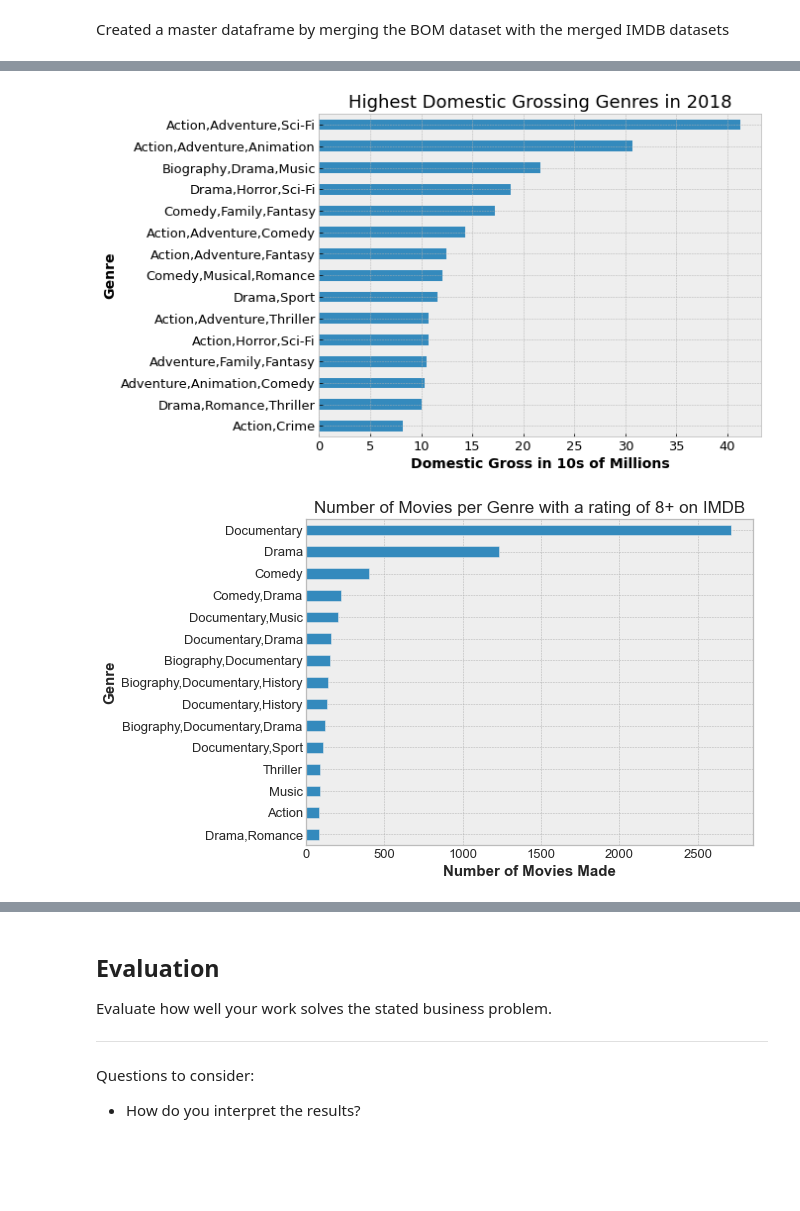
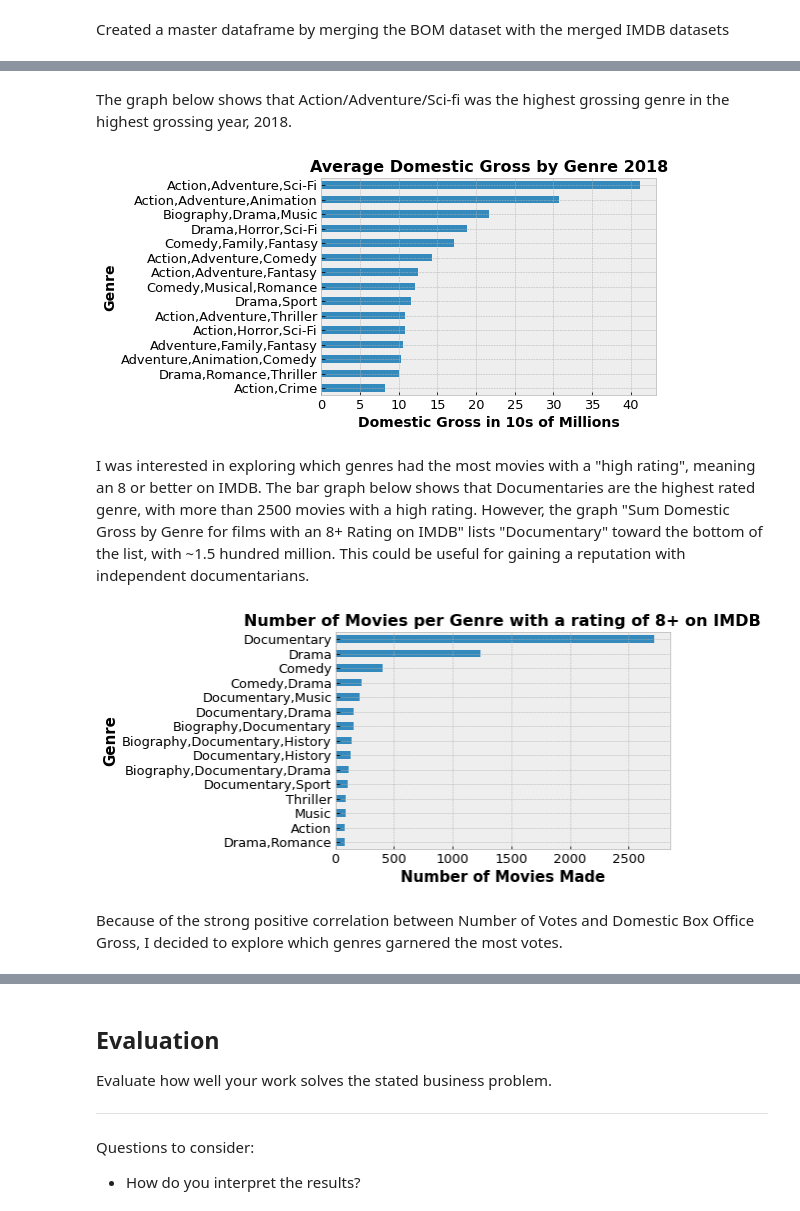
Before and after one commit to turtleduck18/phase-1-project, a Jupyter notebook: dsc-phase1-project-template-Copy2.ipynb, the cells around one changed output, grey strips where cells are left out. Saved outputs shown, nothing was run; the diff lists cells and outputs as text; code cells hidden in the pictures; blank space fills up the shorter version.

```diff
--- a/dsc-phase1-project-template-Copy2.ipynb
+++ b/dsc-phase1-project-template-Copy2.ipynb
@@ -413,20 +441,24 @@ Fantasy,Horror,Mystery         1
 Name: Genres, Length: 88, dtype: int64
+# %% [markdown]
+The graph below shows that Action/Adventure/Sci-fi was the highest grossing genre in the highest grossing year, 2018.
 # %%
 with plt.style.context('bmh'):
-    (just2018.groupby(['Genres'])['Domestic Gross'].mean().sort_values(ascending = False).head(15)/10000000).plot(kind = 'barh', figsize = (8,6))
-    plt.title('Highest Domestic Grossing Genres in 2018', fontsize = 18)
+    (just2018.groupby(['Genres'])['Domestic Gross'].mean().sort_values(ascending = False).head(15)/10000000).plot(kind = 'barh')
+    plt.title('Average Domestic Gross by Genre 2018', fontsize = 16, fontweight = 'bold')
     plt.gca().invert_yaxis()
     plt.xlabel('Domestic Gross in 10s of Millions', fontsize = 14, fontweight = 'bold')
     plt.ylabel('Genre', fontsize = 14, fontweight = 'bold')
     plt.xticks(fontsize = 13)
     plt.yticks(fontsize = 13)
 #action/adventure/scifi
 # %% [output]
-[figure, old version]
+[figure, new version]
+# %% [markdown]
+I was interested in exploring which genres had the most movies with a "high rating", meaning an 8 or better on IMDB. The bar graph below shows that Documentaries are the highest rated genre, with more than 2500 movies with a high rating. However, the graph "Sum Domestic Gross by Genre for films with an 8+ Rating on IMDB" lists "Documentary" toward the bottom of the list, with ~1.5 hundred million. This could be useful for gaining a reputation with independent documentarians.
 # %%
 with plt.style.context("bmh"):
-    imdb_8_or_better['Genres'].value_counts().head(15).plot(kind = 'barh', figsize = (8,6))
-    plt.title('Number of Movies per Genre with a rating of 8+ on IMDB', fontsize = 17)
+    imdb_8_or_better['Genres'].value_counts().head(15).plot(kind = 'barh')
+    plt.title('Number of Movies per Genre with a rating of 8+ on IMDB', fontsize = 16, fontweight = 'bold')
     plt.xlabel('Number of Movies Made', fontsize = 15, fontweight = 'bold')
     plt.ylabel('Genre', fontsize = 15, fontweight = 'bold')
     plt.xticks(fontsize = 13)
@@ -437,7 +469,9 @@ with plt.style.context("bmh"):
 #number of votes should be considered for a better idea
 #average number of votes per genres
 # %% [output]
-[figure, old version]
+[figure, new version]
+# %% [markdown]
+Because of the strong positive correlation between Number of Votes and Domestic Box Office Gross, I decided to explore which genres garnered the most votes.
 # %%
 with plt.style.context('bmh'):
     (alljoined.groupby(['Genres'])['Number of Votes'].sum().sort_values(ascending = False).head(10)/1000000).plot(kind = 'barh')
```
Also changed, not shown: parts of 20 cells of this notebook, 19 other files.
